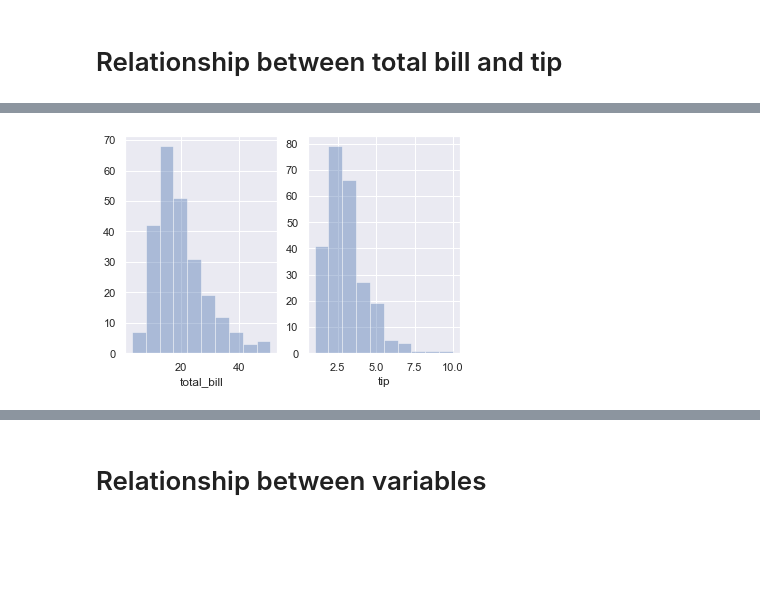
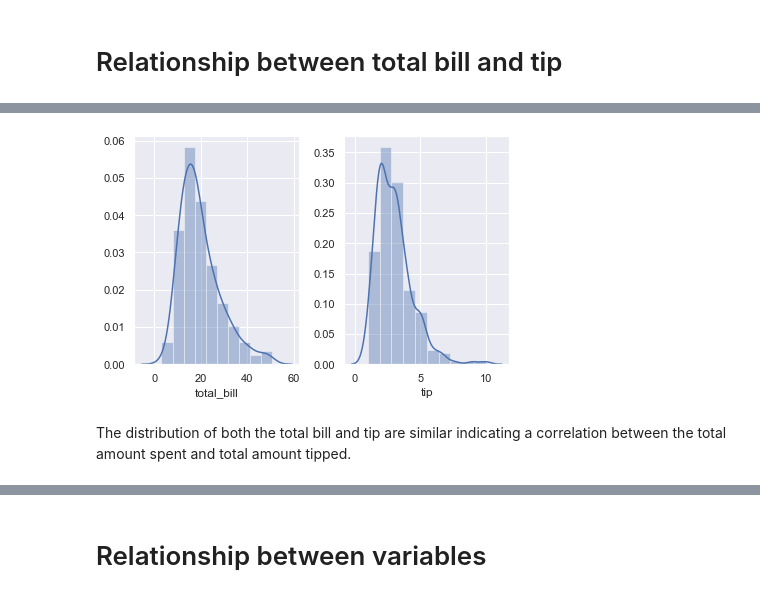
Before and after one commit to ANihill/Fundamentals-Assessment, a Jupyter notebook: Fundamentals of Data Analytics - Assessment.ipynb, the cells around one changed output, grey strips where cells are left out. Cells and saved outputs as stored; diff of their text form; code cells hidden in the pictures; blank space fills up the shorter version.

Commit message:
Work analysing relationship between variables

```diff
--- a/Fundamentals of Data Analytics - Assessment.ipynb
+++ b/Fundamentals of Data Analytics - Assessment.ipynb
@@ -66,9 +86,13 @@ sns.pairplot(tips)
 # %%
 # histogram of total bill and tips side by side
 plt.subplot(1,2,1)
-sns.distplot(tips['total_bill'], kde=False, bins=10);
+sns.distplot(tips['total_bill'], bins=10);
 
 plt.subplot(1,2,2)
-sns.distplot(tips['tip'], kde=False, bins=10);
+sns.distplot(tips['tip'], bins=10);
+
+plt.tight_layout()
 # %% [output]
-[figure, old version]
+[figure, new version]
+# %% [markdown]
+The distribution of both the total bill and tip are similar indicating a correlation between the total amount spent and total amount tipped.
```
Also changed, not shown: parts of 30 cells of this notebook.
